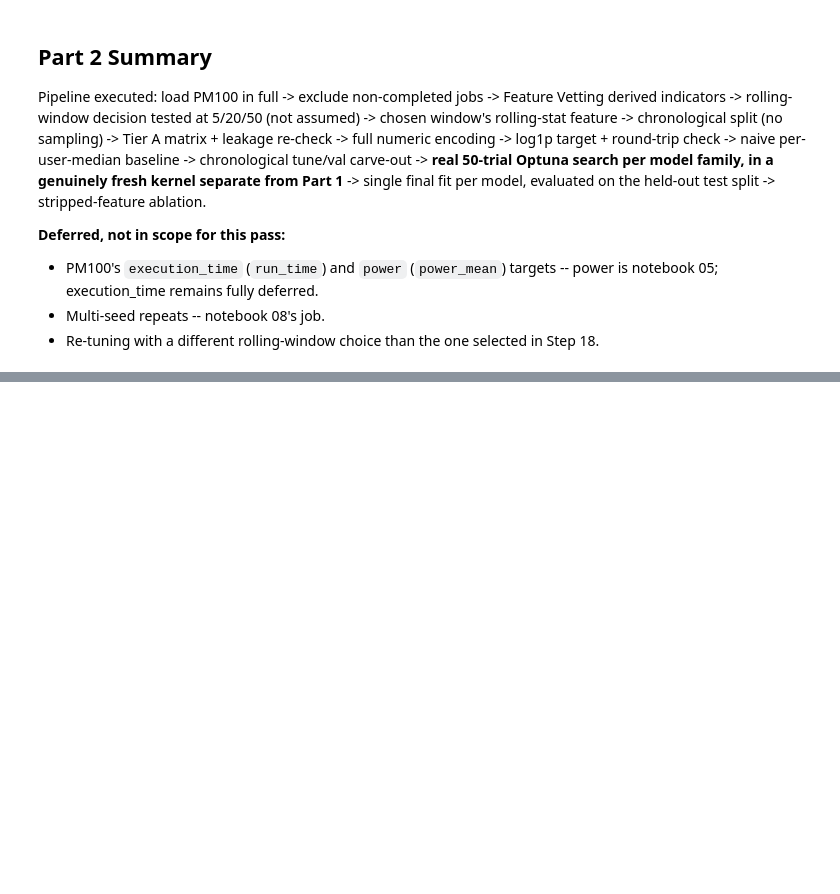
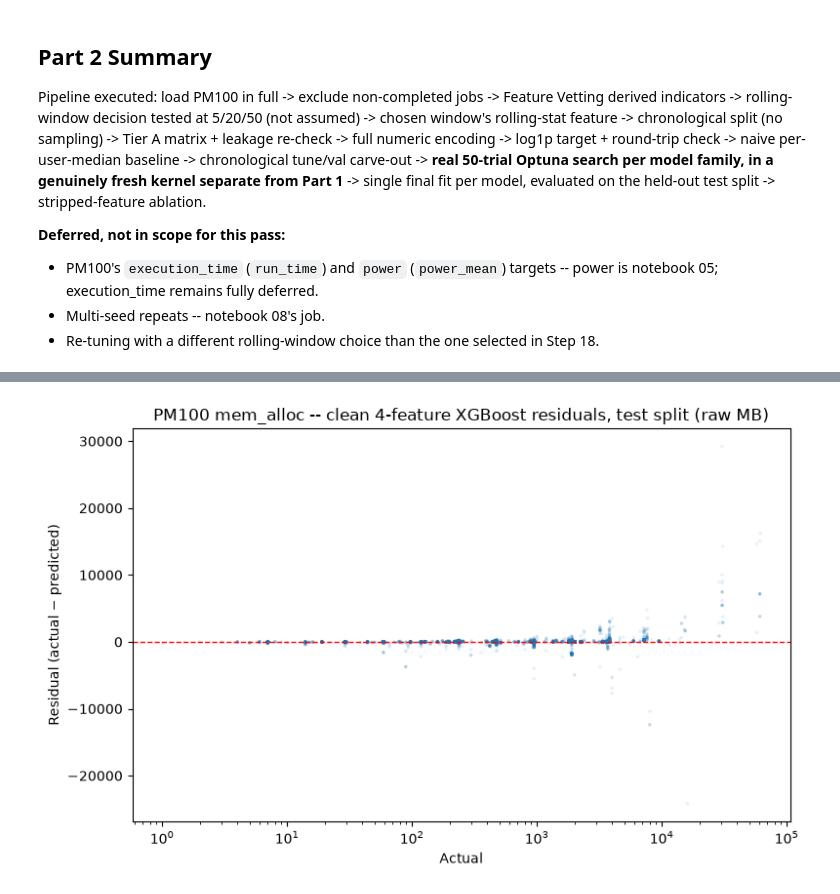
Before and after one commit to Tituz175/hpc-dl-enhanced, a Jupyter notebook: notebooks/05b_classical_ml_memory.ipynb, the cells around one changed output, grey strips where cells are left out. Drawn from its saved outputs; the diff is of its cells as text; code cells hidden in the pictures; blank space fills up the shorter version.

```diff
--- a/notebooks/05b_classical_ml_memory.ipynb
+++ b/notebooks/05b_classical_ml_memory.ipynb
@@ -1072,0 +1244,8 @@ Pipeline executed: load PM100 in full -> exclude non-completed jobs -> Feature V
+# %%
+fig = plotting.plot_residuals(
+    pm100_y_test_raw, pm100_c4_best_pred_raw,
+    f"PM100 mem_alloc -- clean 4-feature {pm100_c4_best_name} residuals, test split (raw MB)")
+fig.savefig(FIGURES_DIR / "pm100_memory_clean4_residuals.png", dpi=150, bbox_inches="tight")
+plt.show()
+# %% [output]
+[figure, added]
```
Also changed, not shown: parts of 16 cells of this notebook, 9 other files.
